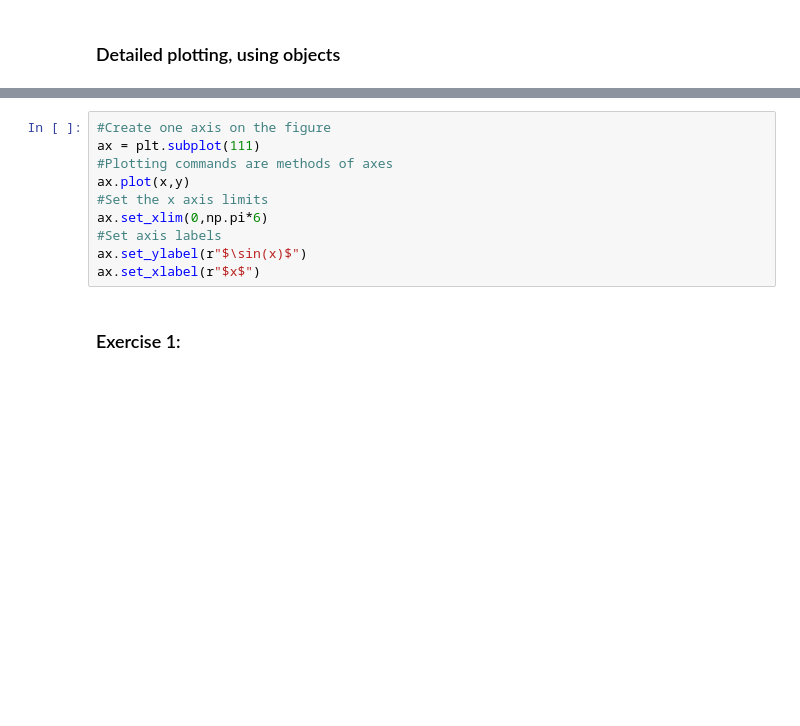
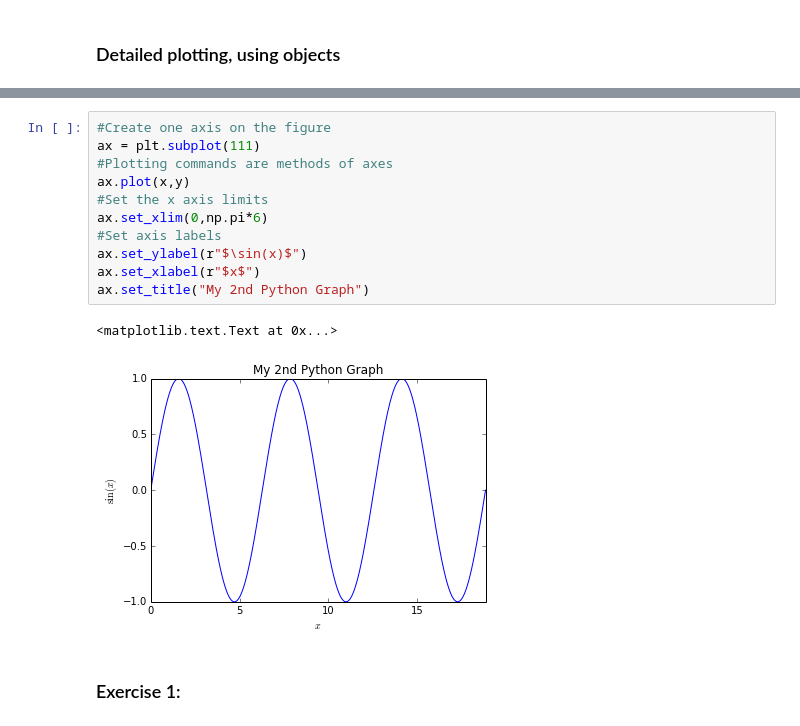
Before and after one commit to justincely/2014-02-24-esac, a Jupyter notebook: lessons/sunpy/matplotlib_tutorial.ipynb, the cells around one changed output, grey strips where cells are left out. Drawn from its saved outputs; the diff is of its cells as text; blank space fills up the shorter version.

```diff
--- a/lessons/sunpy/matplotlib_tutorial.ipynb
+++ b/lessons/sunpy/matplotlib_tutorial.ipynb
@@ -29,13 +37,17 @@ fig = plt.figure()
 # %%
 #Create one axis on the figure
 ax = plt.subplot(111)
 #Plotting commands are methods of axes
 ax.plot(x,y)
 #Set the x axis limits
 ax.set_xlim(0,np.pi*6)
 #Set axis labels
 ax.set_ylabel(r"$\sin(x)$")
 ax.set_xlabel(r"$x$")
+ax.set_title("My 2nd Python Graph")
+# %% [output]
+<matplotlib.text.Text at 0x...>
+[figure, added]
 # %% [markdown]
 ### Exercise 1:
 # %% [markdown]
```
Also changed, not shown: parts of 12 cells of this notebook, 1 other file.
